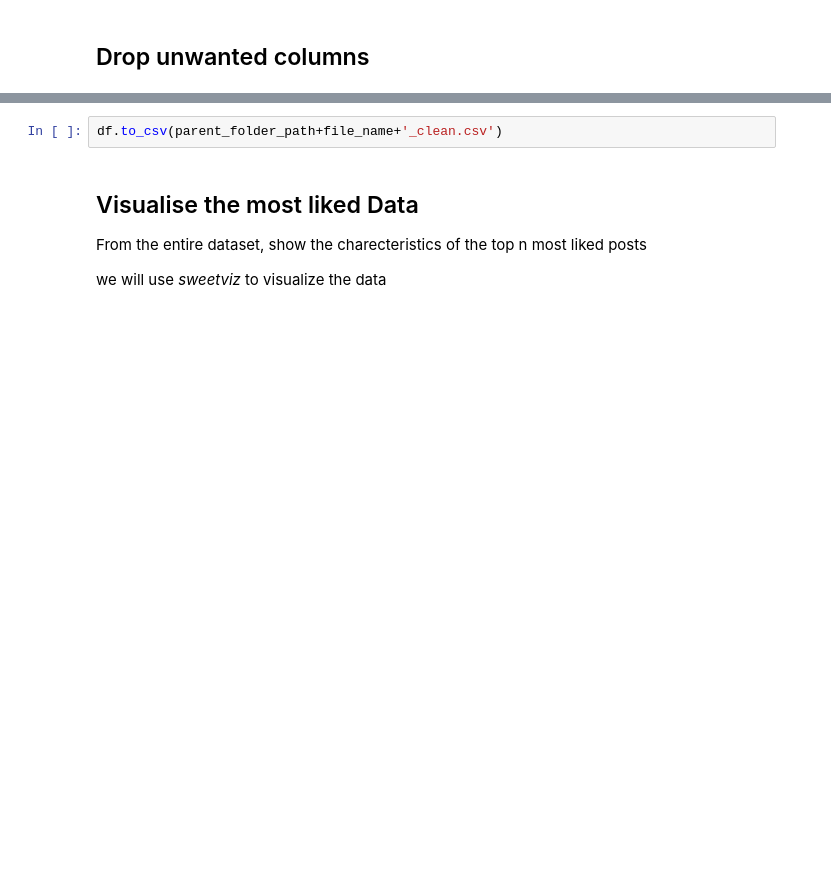
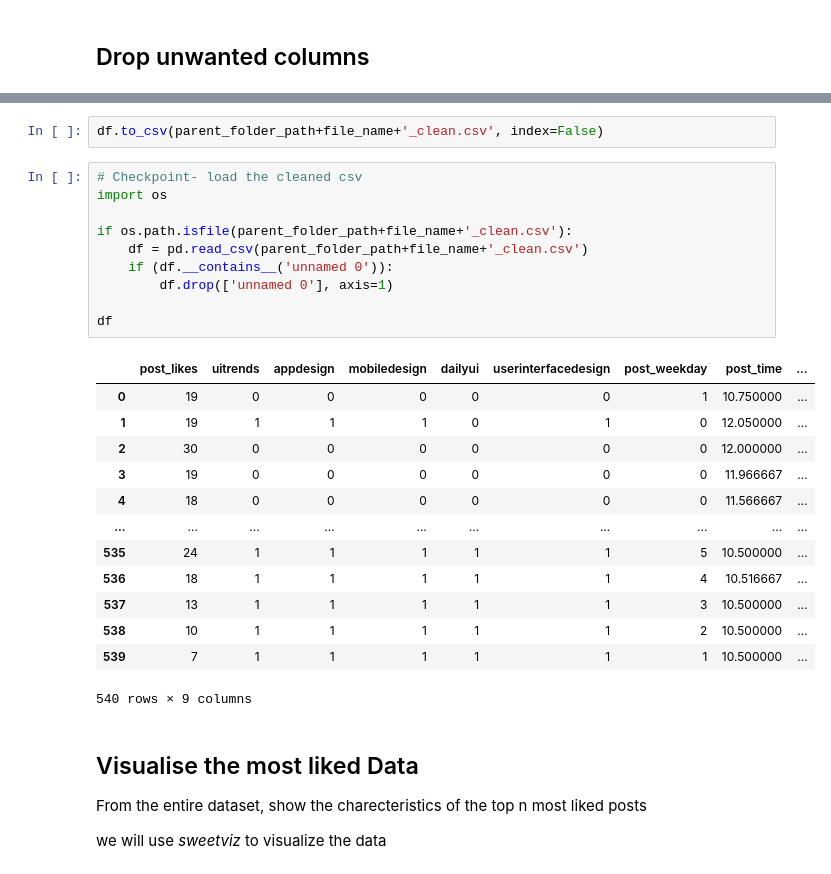
Before and after one commit to praharshbhatt/instagram_post_engagement_predictor, a Jupyter notebook: instagram_post_insights_analysis.ipynb, the cells around one changed output, grey strips where cells are left out. Cells and saved outputs as stored; diff of their text form; blank space fills up the shorter version.

```diff
--- a/instagram_post_insights_analysis.ipynb
+++ b/instagram_post_insights_analysis.ipynb
@@ -225,5 +306,29 @@ df
 # %%
-df.to_csv(parent_folder_path+file_name+'_clean.csv')
+df.to_csv(parent_folder_path+file_name+'_clean.csv', index=False)
+# %%
+# Checkpoint- load the cleaned csv
+import os
+
+if os.path.isfile(parent_folder_path+file_name+'_clean.csv'):
+    df = pd.read_csv(parent_folder_path+file_name+'_clean.csv')
+    if (df.__contains__('unnamed 0')):
+        df.drop(['unnamed 0'], axis=1)
+
+df
+# %% [output]
+|  | post_likes | uitrends | appdesign | mobiledesign | dailyui | userinterfacedesign | post_weekday | post_time | ... |
+| 0 | 19 | 0 | 0 | 0 | 0 | 0 | 1 | 10.750000 | ... |
+| 1 | 19 | 1 | 1 | 1 | 0 | 1 | 0 | 12.050000 | ... |
+| 2 | 30 | 0 | 0 | 0 | 0 | 0 | 0 | 12.000000 | ... |
+| 3 | 19 | 0 | 0 | 0 | 0 | 0 | 0 | 11.966667 | ... |
+| 4 | 18 | 0 | 0 | 0 | 0 | 0 | 0 | 11.566667 | ... |
+| ... | ... | ... | ... | ... | ... | ... | ... | ... | ... |
+| 535 | 24 | 1 | 1 | 1 | 1 | 1 | 5 | 10.500000 | ... |
+| 536 | 18 | 1 | 1 | 1 | 1 | 1 | 4 | 10.516667 | ... |
+| 537 | 13 | 1 | 1 | 1 | 1 | 1 | 3 | 10.500000 | ... |
+| 538 | 10 | 1 | 1 | 1 | 1 | 1 | 2 | 10.500000 | ... |
+| 539 | 7 | 1 | 1 | 1 | 1 | 1 | 1 | 10.500000 | ... |
+540 rows × 9 columns
 # %% [markdown]
 ## Visualise the most liked Data
 
```
Also changed, not shown: parts of 21 cells of this notebook, 1 other file.
